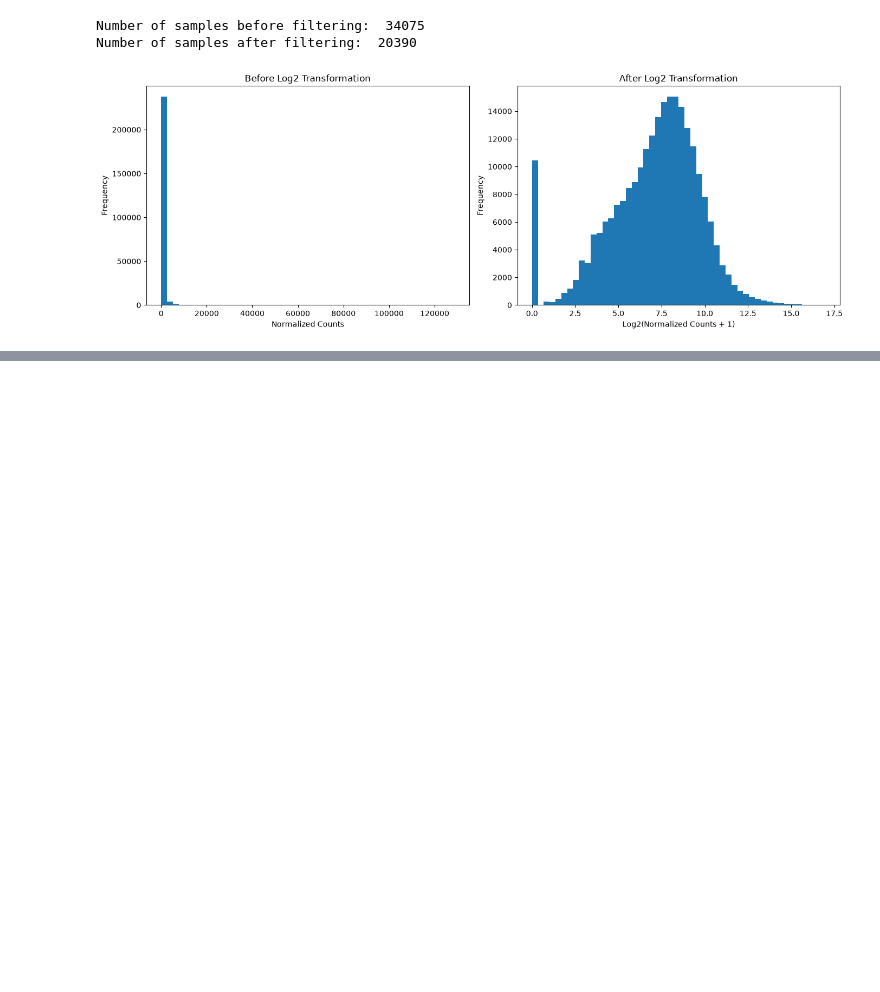
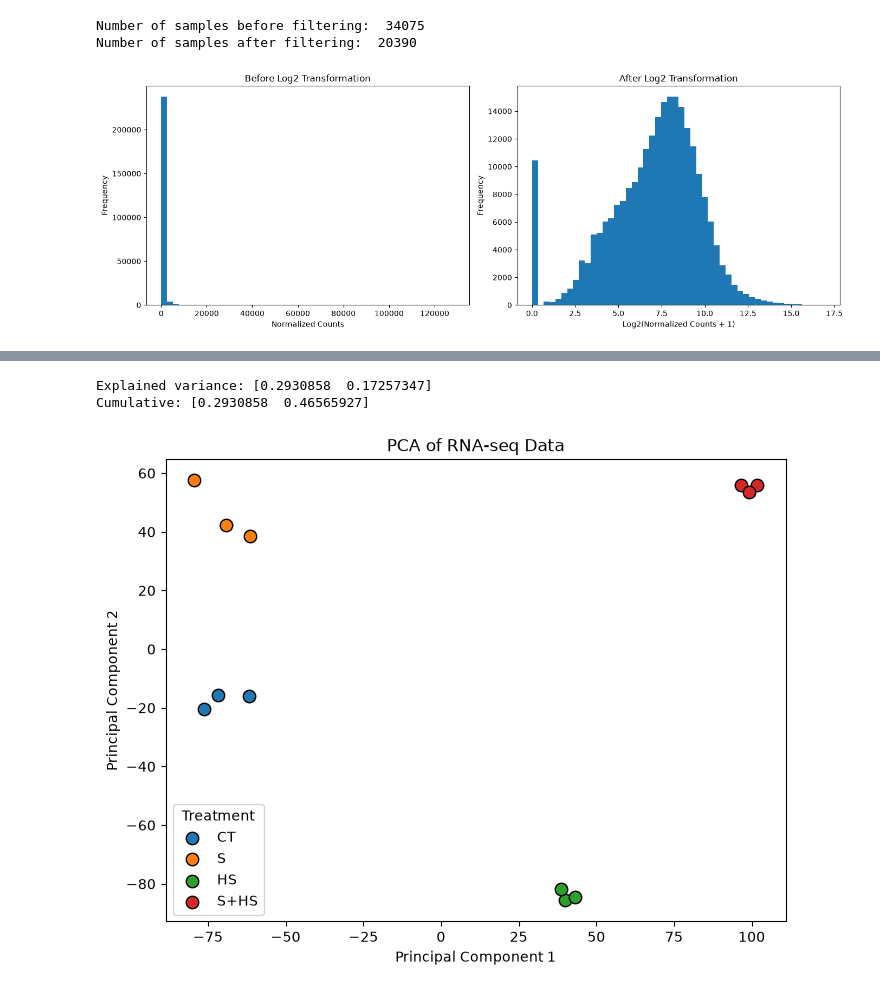
Before and after one commit to caroline-reges/Response-of-Tomato-Plant-to-Salinity-and-Heat-Stress, a Jupyter notebook: Code.ipynb, the cells around one changed output, grey strips where cells are left out. Cells and saved outputs as stored; diff of their text form; code cells hidden in the pictures; blank space fills up the shorter version.

```diff
--- a/Code.ipynb
+++ b/Code.ipynb
@@ -66,0 +73,36 @@ plt.show()
+# %%
+# I need to transpose the dataset so the samples are rows and genes are the columns
+X = data_log.T
+
+pca = PCA(n_components = 2)
+
+X_pca = pca.fit_transform(X)
+
+print("Explained variance:", pca.explained_variance_ratio_)
+# %% [output]
+Explained variance: [0.2930858  0.17257347]
+Cumulative: [0.2930858  0.46565927]
+# %%
+group_names = ['CT', 'S', 'HS', 'S+HS']
+
+sample_to_group = {'CT-1':'CT', 'CT-2':'CT', 'CT-3':'CT', 'S-1':'S',
+    'S-2': 'S', 'S-3':'S', 'HS-1':'HS', 'HS-2':'HS', 'HS-3':'HS',
+    'S+HS-1': 'S+HS', 'S+HS-2':'S+HS', 'S+HS-3':'S+HS'}
+
+plt.figure(figsize=(8, 6))
+
+for group in ['CT', 'S', 'HS', 'S+HS']:
+    samples = [i for i, s in enumerate(X.index)
+               if sample_to_group[s] == group]
+
+    plt.scatter(X_pca[samples, 0], X_pca[samples, 1],
+                label=group, edgecolor='k', s=80)
+
+plt.xlabel("Principal Component 1")
+plt.ylabel("Principal Component 2")
+plt.title("PCA of RNA-seq Data")
+plt.legend(title="Treatment")
+plt.savefig('images/initial_pca.png', dpi=300, bbox_inches='tight')
+plt.show()
+# %% [output]
+[figure, added]
```
Also changed, not shown: parts of 2 cells of this notebook, 2 other files.
